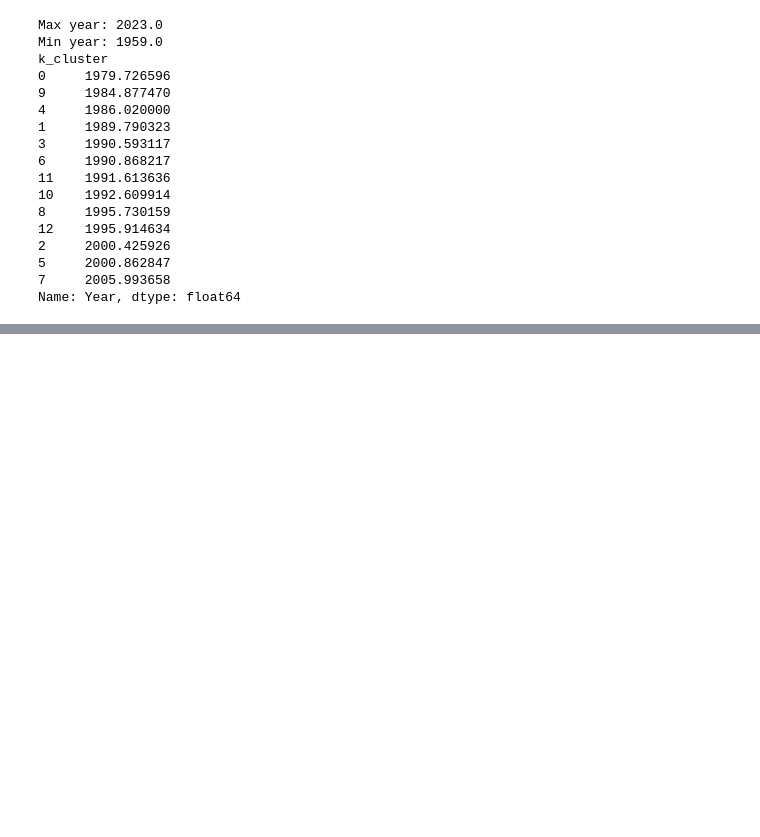
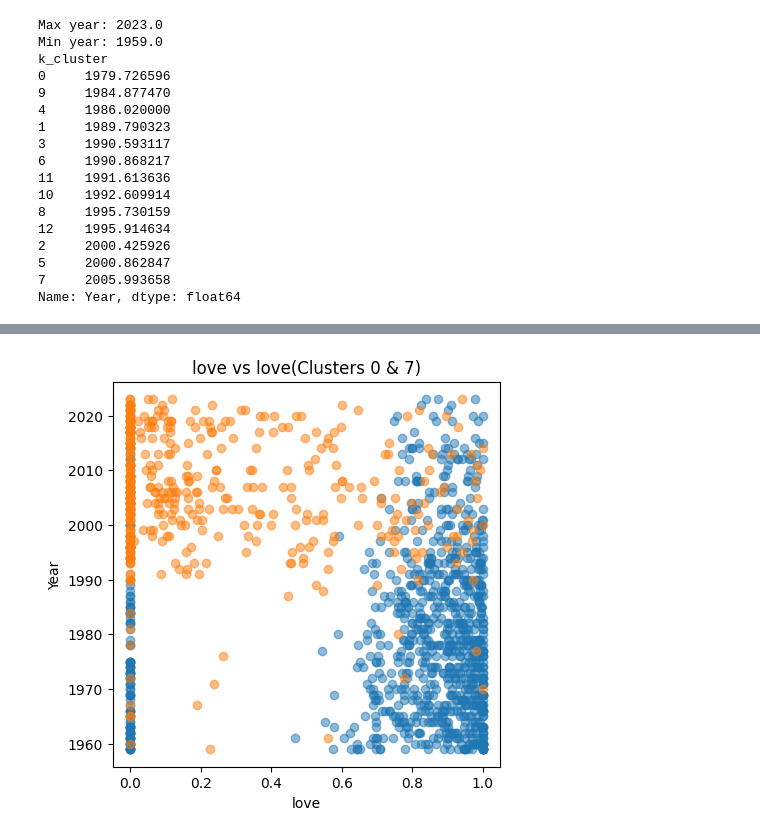
Before and after one commit to WrsRosanne/NLP-Course-Group-Project, a Jupyter notebook: clustering_scrypt.ipynb, the cells around one changed output, grey strips where cells are left out. Saved outputs shown, nothing was run; the diff lists cells and outputs as text; code cells hidden in the pictures; blank space fills up the shorter version.

Commit message:
2025.11.25 9:13 PM PST. Adding some basic graphs for clustering visualization

```diff
--- a/clustering_scrypt.ipynb
+++ b/clustering_scrypt.ipynb
@@ -123,0 +166,4 @@ Name: Year, dtype: float64
+# %%
+visualize_variables(fit_df, "love", "Year")
+# %% [output]
+[figure, added]
```
Also changed, not shown: parts of 8 cells of this notebook, 1 other file.
